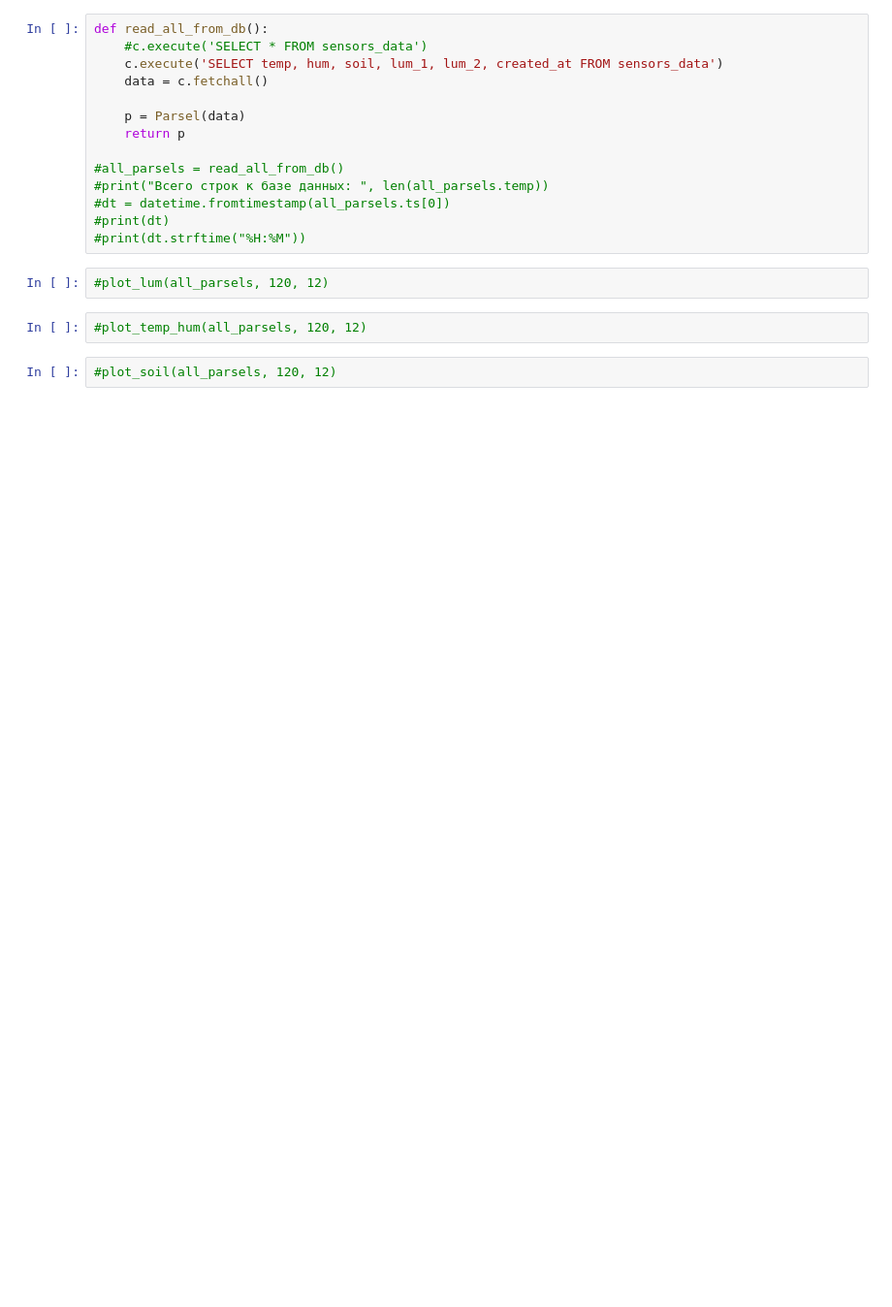
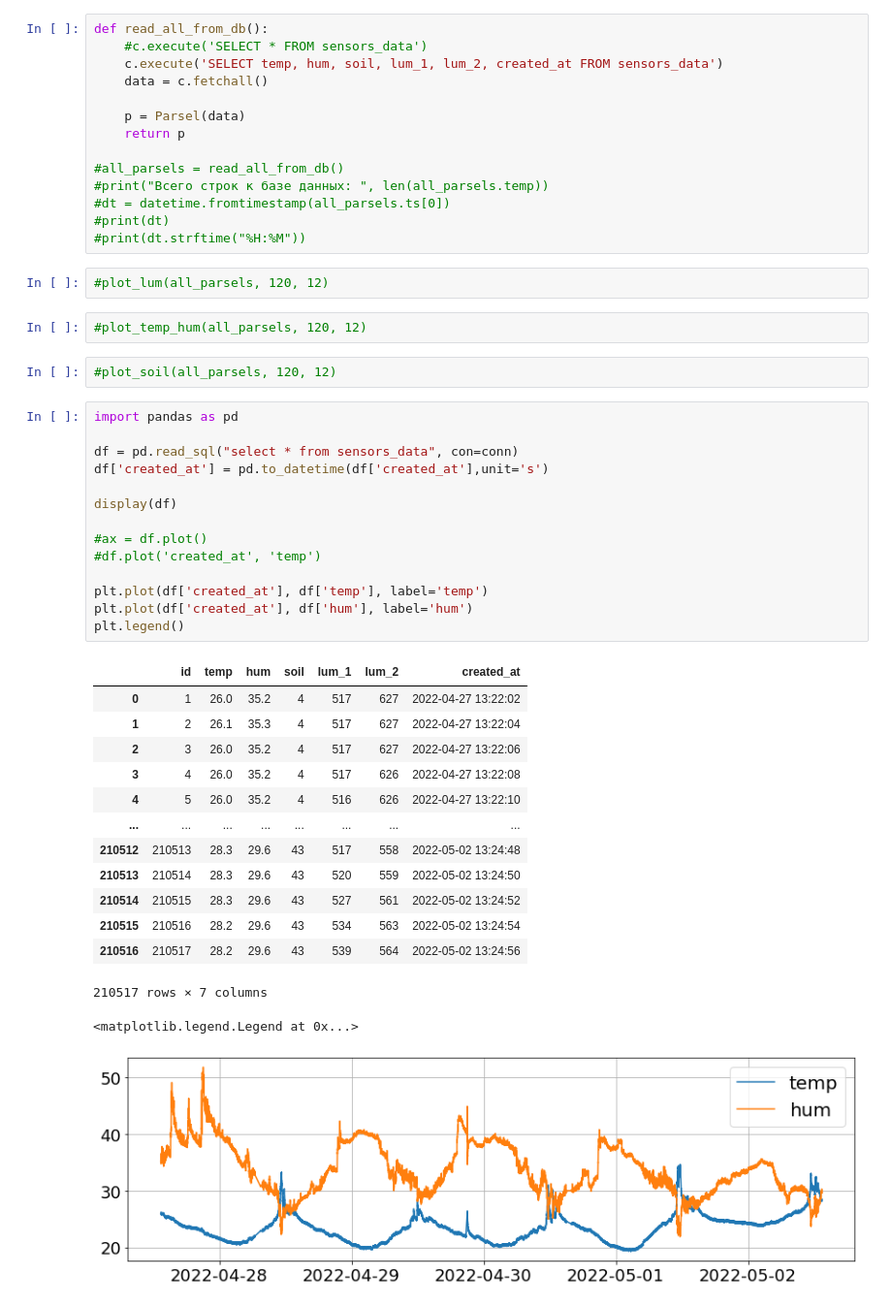
Before and after one commit to edirab/homemeteo-esp-01, a Jupyter notebook: analyze.ipynb, the cells around one changed output. Shown: that part at 97% size. Saved outputs shown, nothing was run; the diff lists cells and outputs as text; blank space fills up the shorter version.

Commit message:
- Настроен запуск бота на RPi - Исправлены пути в скрипте резервного копирования - Путь к БД перенесён в config.py - Построени графиков с помощью pandas в ноутбуке

```diff
--- a/analyze.ipynb
+++ b/analyze.ipynb
@@ -79,3 +74,33 @@ def read_all_from_db():
 #plot_temp_hum(all_parsels, 120, 12)
 # %%
 #plot_soil(all_parsels, 120, 12)
+# %%
+import pandas as pd
+
+df = pd.read_sql("select * from sensors_data", con=conn)
+df['created_at'] = pd.to_datetime(df['created_at'],unit='s')
+
+display(df)
+
+#ax = df.plot()
+#df.plot('created_at', 'temp')
+
+plt.plot(df['created_at'], df['temp'], label='temp')
+plt.plot(df['created_at'], df['hum'], label='hum')
+plt.legend()
+# %% [output]
+|  | id | temp | hum | soil | lum_1 | lum_2 | created_at |
+| 0 | 1 | 26.0 | 35.2 | 4 | 517 | 627 | 2022-04-27 13:22:02 |
+| 1 | 2 | 26.1 | 35.3 | 4 | 517 | 627 | 2022-04-27 13:22:04 |
+| 2 | 3 | 26.0 | 35.2 | 4 | 517 | 627 | 2022-04-27 13:22:06 |
+| 3 | 4 | 26.0 | 35.2 | 4 | 517 | 626 | 2022-04-27 13:22:08 |
+| 4 | 5 | 26.0 | 35.2 | 4 | 516 | 626 | 2022-04-27 13:22:10 |
+| ... | ... | ... | ... | ... | ... | ... | ... |
+| 210512 | 210513 | 28.3 | 29.6 | 43 | 517 | 558 | 2022-05-02 13:24:48 |
+| 210513 | 210514 | 28.3 | 29.6 | 43 | 520 | 559 | 2022-05-02 13:24:50 |
+| 210514 | 210515 | 28.3 | 29.6 | 43 | 527 | 561 | 2022-05-02 13:24:52 |
+| 210515 | 210516 | 28.2 | 29.6 | 43 | 534 | 563 | 2022-05-02 13:24:54 |
+| 210516 | 210517 | 28.2 | 29.6 | 43 | 539 | 564 | 2022-05-02 13:24:56 |
+210517 rows × 7 columns
+<matplotlib.legend.Legend at 0x...>
+[figure, added]
```
Also changed, not shown: parts of 4 cells of this notebook, 4 other files.
